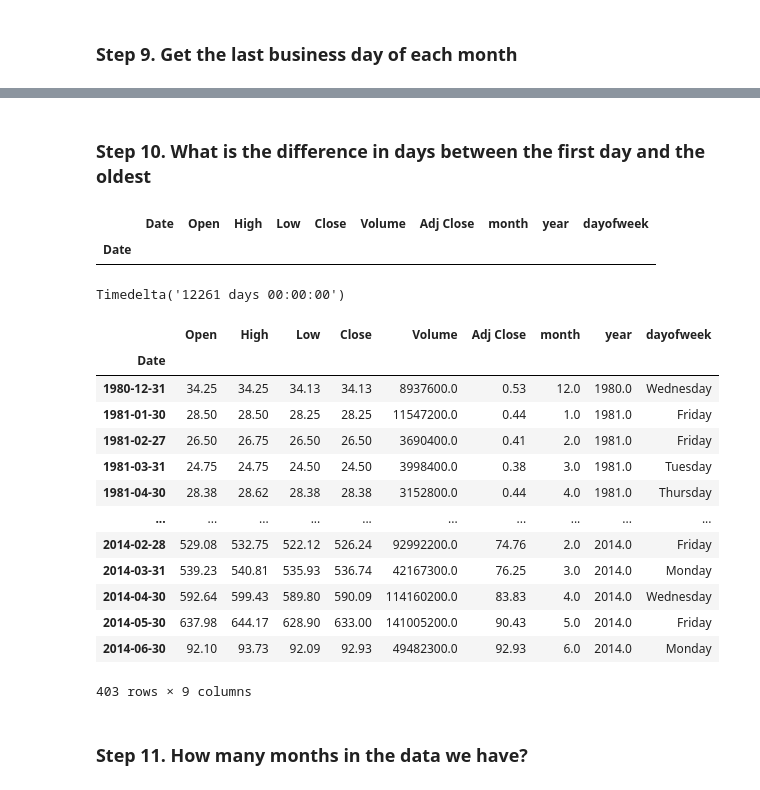
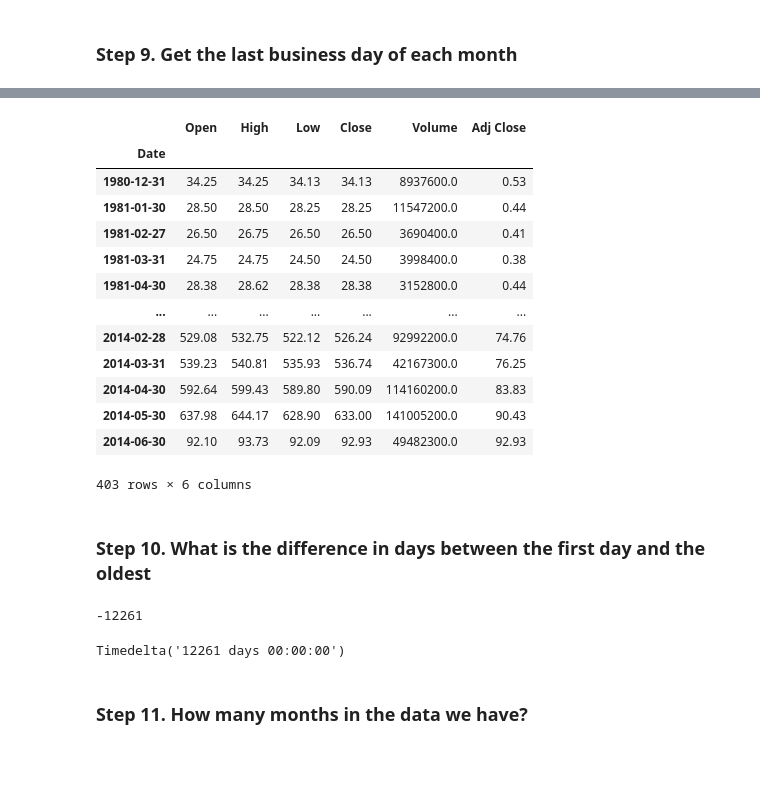
Before and after one commit to ABAmbros/REPO_BOOTCAMP_THE_BRIDGE_DATA, a Jupyter notebook: 2-Data Analysis/4-Feature Engineering!!!/Time Series/Ejercicio Apple_ANTONIO_AMBROSIO.ipynb, the cells around one changed output, grey strips where cells are left out. Cells and saved outputs as stored; diff of their text form; code cells hidden in the pictures; blank space fills up the shorter version.

```diff
--- a/2-Data Analysis/4-Feature Engineering!!!/Time Series/Ejercicio Apple_ANTONIO_AMBROSIO.ipynb
+++ b/2-Data Analysis/4-Feature Engineering!!!/Time Series/Ejercicio Apple_ANTONIO_AMBROSIO.ipynb
@@ -107,8 +131,26 @@ array([2014, 2013, 2012, 2011, 2010, 2009, 2008, 2007, 2006, 2005, 2004,
+# %%
+monthly = df_apple.asfreq('BM')
+# %%
+monthly
+# %% [output]
+|  | Open | High | Low | Close | Volume | Adj Close |
+| Date |  |  |  |  |  |  |
+| 1980-12-31 | 34.25 | 34.25 | 34.13 | 34.13 | 8937600.0 | 0.53 |
+| 1981-01-30 | 28.50 | 28.50 | 28.25 | 28.25 | 11547200.0 | 0.44 |
+| 1981-02-27 | 26.50 | 26.75 | 26.50 | 26.50 | 3690400.0 | 0.41 |
+| 1981-03-31 | 24.75 | 24.75 | 24.50 | 24.50 | 3998400.0 | 0.38 |
+| 1981-04-30 | 28.38 | 28.62 | 28.38 | 28.38 | 3152800.0 | 0.44 |
+| ... | ... | ... | ... | ... | ... | ... |
+| 2014-02-28 | 529.08 | 532.75 | 522.12 | 526.24 | 92992200.0 | 74.76 |
+| 2014-03-31 | 539.23 | 540.81 | 535.93 | 536.74 | 42167300.0 | 76.25 |
+| 2014-04-30 | 592.64 | 599.43 | 589.80 | 590.09 | 114160200.0 | 83.83 |
+| 2014-05-30 | 637.98 | 644.17 | 628.90 | 633.00 | 141005200.0 | 90.43 |
+| 2014-06-30 | 92.10 | 93.73 | 92.09 | 92.93 | 49482300.0 | 92.93 |
+403 rows × 6 columns
 # %% [markdown]
 ### Step 10.  What is the difference in days between the first day and the oldest
-# %%
-df[df['month']==1]['Date'].d
-# %% [output]
-|  | Date | Open | High | Low | Close | Volume | Adj Close | month | year | dayofweek |
-| Date |  |  |  |  |  |  |  |  |  |  |
+# %%
+(df_apple.index[-1] - df_apple.index[0]).days
+# %% [output]
+-12261
 # %%
@@ -116,21 +158,4 @@ df.index.max()- df.index.min()
 # %% [output]
 Timedelta('12261 days 00:00:00')
-# %%
-df.asfreq('BM')
-# %% [output]
-|  | Open | High | Low | Close | Volume | Adj Close | month | year | dayofweek |
-| Date |  |  |  |  |  |  |  |  |  |
-| 1980-12-31 | 34.25 | 34.25 | 34.13 | 34.13 | 8937600.0 | 0.53 | 12.0 | 1980.0 | Wednesday |
-| 1981-01-30 | 28.50 | 28.50 | 28.25 | 28.25 | 11547200.0 | 0.44 | 1.0 | 1981.0 | Friday |
-| 1981-02-27 | 26.50 | 26.75 | 26.50 | 26.50 | 3690400.0 | 0.41 | 2.0 | 1981.0 | Friday |
-| 1981-03-31 | 24.75 | 24.75 | 24.50 | 24.50 | 3998400.0 | 0.38 | 3.0 | 1981.0 | Tuesday |
-| 1981-04-30 | 28.38 | 28.62 | 28.38 | 28.38 | 3152800.0 | 0.44 | 4.0 | 1981.0 | Thursday |
-| ... | ... | ... | ... | ... | ... | ... | ... | ... | ... |
-| 2014-02-28 | 529.08 | 532.75 | 522.12 | 526.24 | 92992200.0 | 74.76 | 2.0 | 2014.0 | Friday |
-| 2014-03-31 | 539.23 | 540.81 | 535.93 | 536.74 | 42167300.0 | 76.25 | 3.0 | 2014.0 | Monday |
-| 2014-04-30 | 592.64 | 599.43 | 589.80 | 590.09 | 114160200.0 | 83.83 | 4.0 | 2014.0 | Wednesday |
-| 2014-05-30 | 637.98 | 644.17 | 628.90 | 633.00 | 141005200.0 | 90.43 | 5.0 | 2014.0 | Friday |
-| 2014-06-30 | 92.10 | 93.73 | 92.09 | 92.93 | 49482300.0 | 92.93 | 6.0 | 2014.0 | Monday |
-403 rows × 9 columns
 # %% [markdown]
 ### Step 11.  How many months in the data we have?
```
Also changed, not shown: parts of 14 cells of this notebook, 7 other files.
